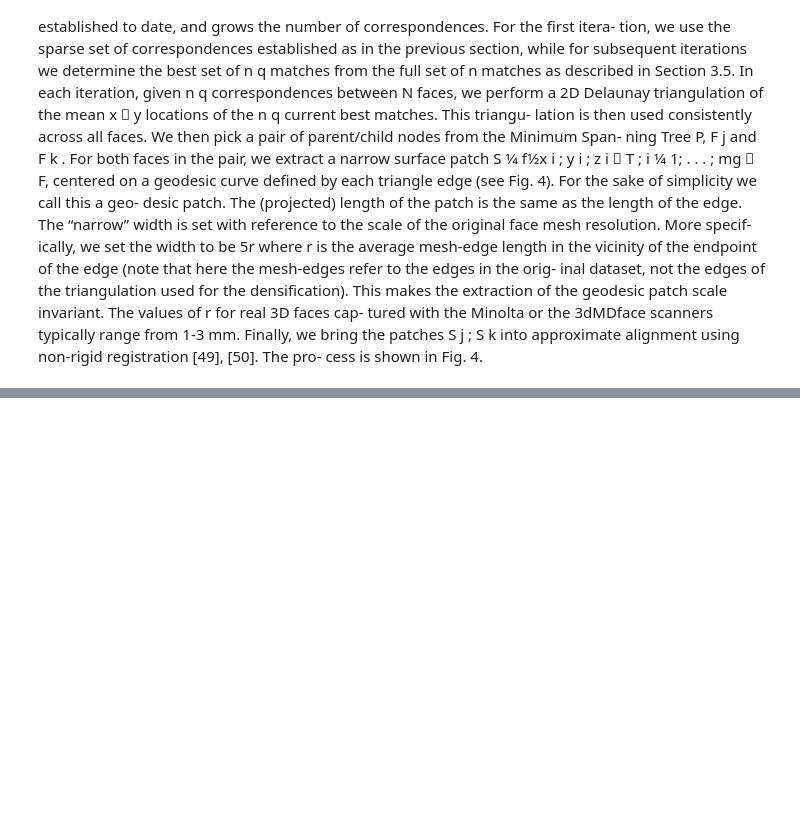
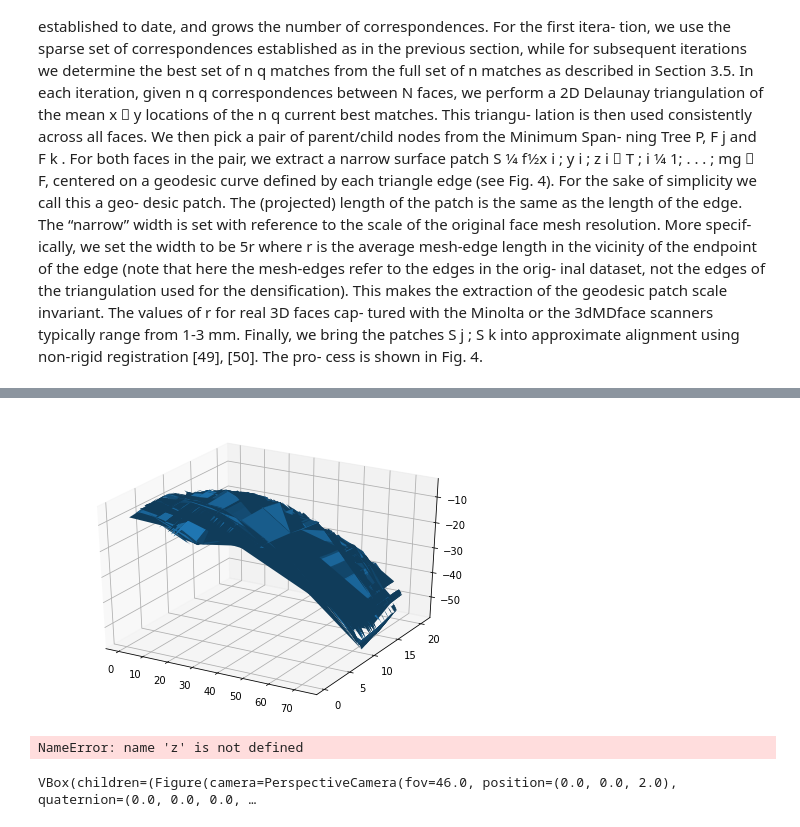
Before and after one commit to pyaf/Dense-3D-Face-Correspondence, a Jupyter notebook: hemanth.ipynb, the cells around one changed output, grey strips where cells are left out. Saved outputs shown, nothing was run; the diff lists cells and outputs as text; code cells hidden in the pictures; blank space fills up the shorter version.

```diff
--- a/hemanth.ipynb
+++ b/hemanth.ipynb
@@ -252,0 +327,2 @@ z.shape
+# %%
+int_values = scipy.interpolate.griddata((patch1[:, 0], patch1[:, 1]), patch1[:, 2], (x, y), method='cubic')
@@ -252,0 +333,17 @@ z.shape
+# %%
+fig = plt.figure()
+ax = Axes3D(fig)
+ax.plot_surface(x,y,int_values)
+plt.show()
+# %% [output]
+[figure, added]
+# %%
+x.shape, y.shape, z.shape
+# %% [output]
+NameError: name 'z' is not defined
+# %%
+ipv.figure()
+ipv.plot_surface(x, int_values, y)
+ipv.show()
+# %% [output]
+VBox(children=(Figure(camera=PerspectiveCamera(fov=46.0, position=(0.0, 0.0, 2.0), quaternion=(0.0, 0.0, 0.0, …
```
Also changed, not shown: parts of 29 cells of this notebook.
